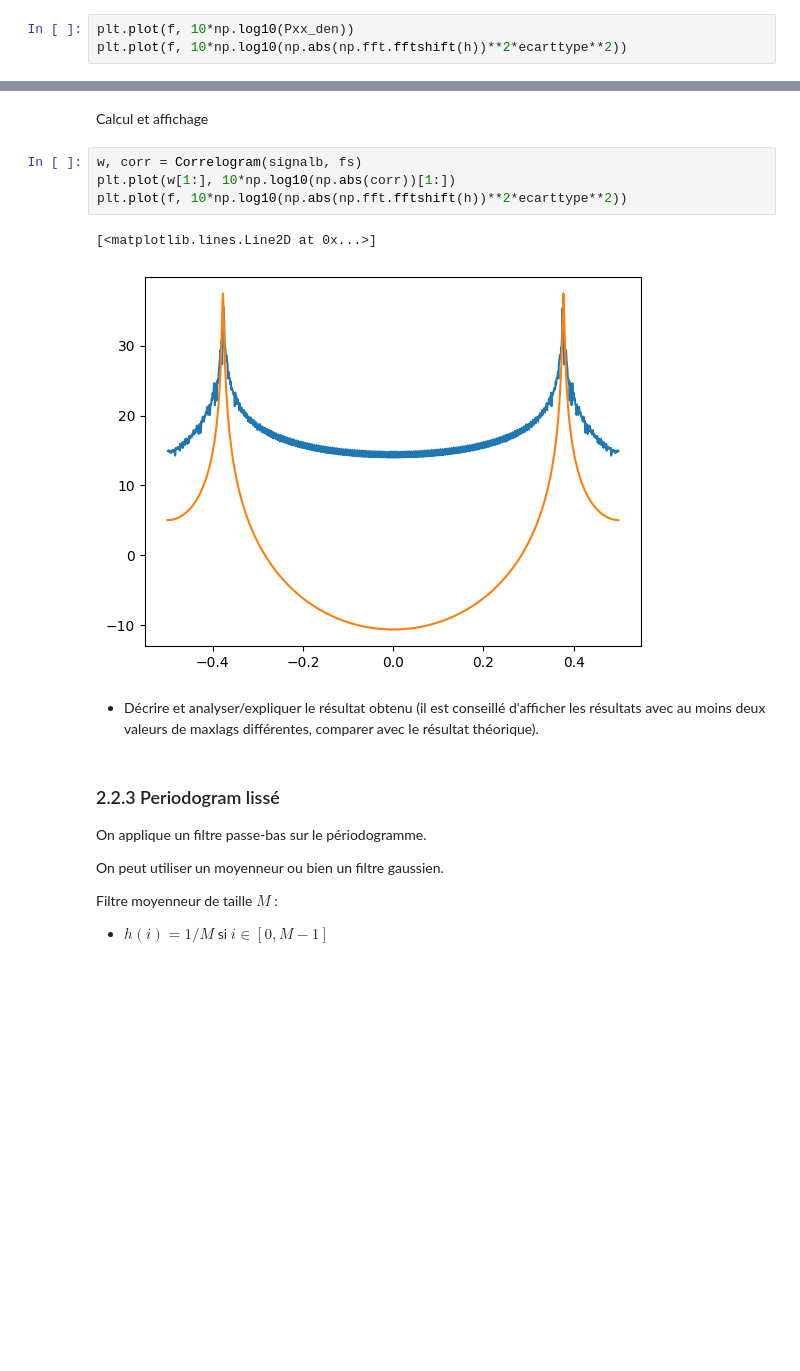
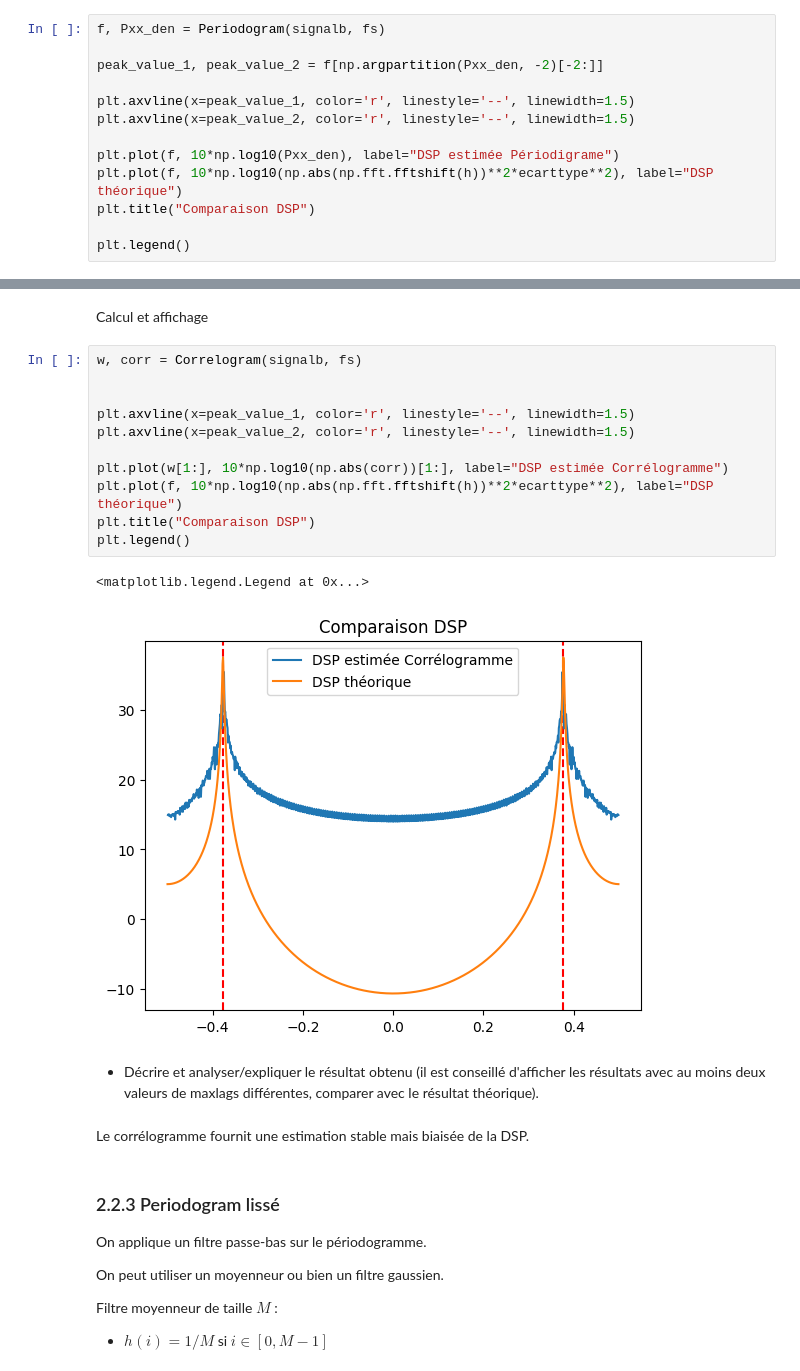
Before and after one commit to m23ayou2/UE_G, a Jupyter notebook: TP2_eleves_20260128.ipynb, the cells around one changed output, grey strips where cells are left out. Cells and saved outputs as stored; diff of their text form; blank space fills up the shorter version.

```diff
--- a/TP2_eleves_20260128.ipynb
+++ b/TP2_eleves_20260128.ipynb
@@ -232,4 +228,14 @@ plt.plot(f, 10*np.log10(Pxx_den))
 # %%
-plt.plot(f, 10*np.log10(Pxx_den))
-plt.plot(f, 10*np.log10(np.abs(np.fft.fftshift(h))**2*ecarttype**2))
+f, Pxx_den = Periodogram(signalb, fs)
+
+peak_value_1, peak_value_2 = f[np.argpartition(Pxx_den, -2)[-2:]]
+
+plt.axvline(x=peak_value_1, color='r', linestyle='--', linewidth=1.5)
+plt.axvline(x=peak_value_2, color='r', linestyle='--', linewidth=1.5)
+
+plt.plot(f, 10*np.log10(Pxx_den), label="DSP estimée Périodigrame")
+plt.plot(f, 10*np.log10(np.abs(np.fft.fftshift(h))**2*ecarttype**2), label="DSP théorique")
+plt.title("Comparaison DSP")
+
+plt.legend()
 # %% [output]
@@ -291,13 +296,22 @@ def Correlogram(signalb, fs = fs, maxlags=600, norm=None):
 Calcul et affichage
 # %%
 w, corr = Correlogram(signalb, fs)
-plt.plot(w[1:], 10*np.log10(np.abs(corr))[1:])
-plt.plot(f, 10*np.log10(np.abs(np.fft.fftshift(h))**2*ecarttype**2))
+
+
+plt.axvline(x=peak_value_1, color='r', linestyle='--', linewidth=1.5)
+plt.axvline(x=peak_value_2, color='r', linestyle='--', linewidth=1.5)
+
+plt.plot(w[1:], 10*np.log10(np.abs(corr))[1:], label="DSP estimée Corrélogramme")
+plt.plot(f, 10*np.log10(np.abs(np.fft.fftshift(h))**2*ecarttype**2), label="DSP théorique")
+plt.title("Comparaison DSP")
+plt.legend()
 # %% [output]
-[<matplotlib.lines.Line2D at 0x...>]
+<matplotlib.legend.Legend at 0x...>
-[figure, old version]
+[figure, new version]
 # %% [markdown]
 - Décrire et analyser/expliquer le résultat obtenu (il est conseillé d'afficher les résultats avec  au moins deux valeurs de maxlags différentes, comparer avec le résultat théorique).
+# %% [markdown]
+Le corrélogramme fournit une estimation stable mais biaisée de la DSP.
 # %% [markdown]
 ### 2.2.3 Periodogram lissé
 
```
Also changed, not shown: parts of 26 cells of this notebook.
